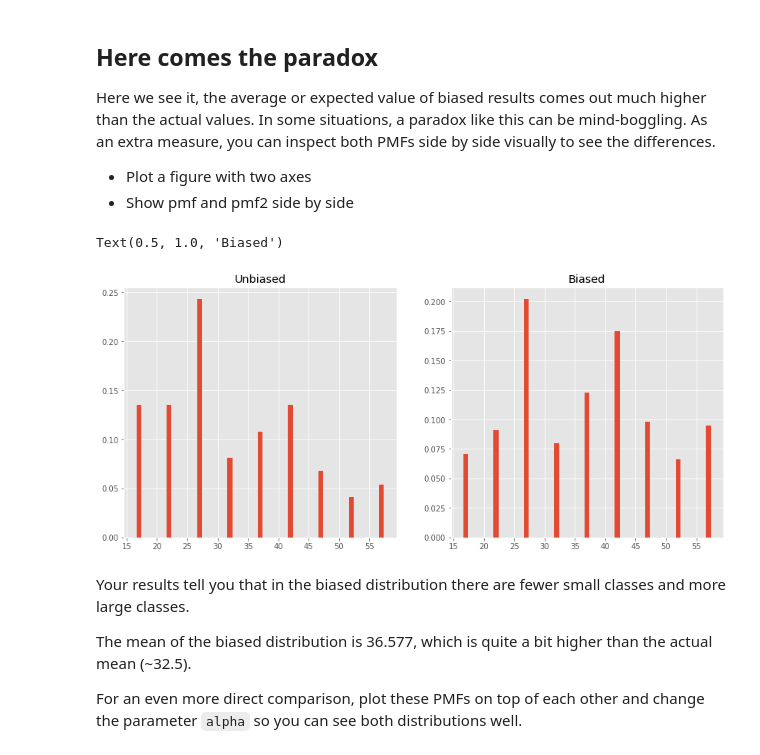
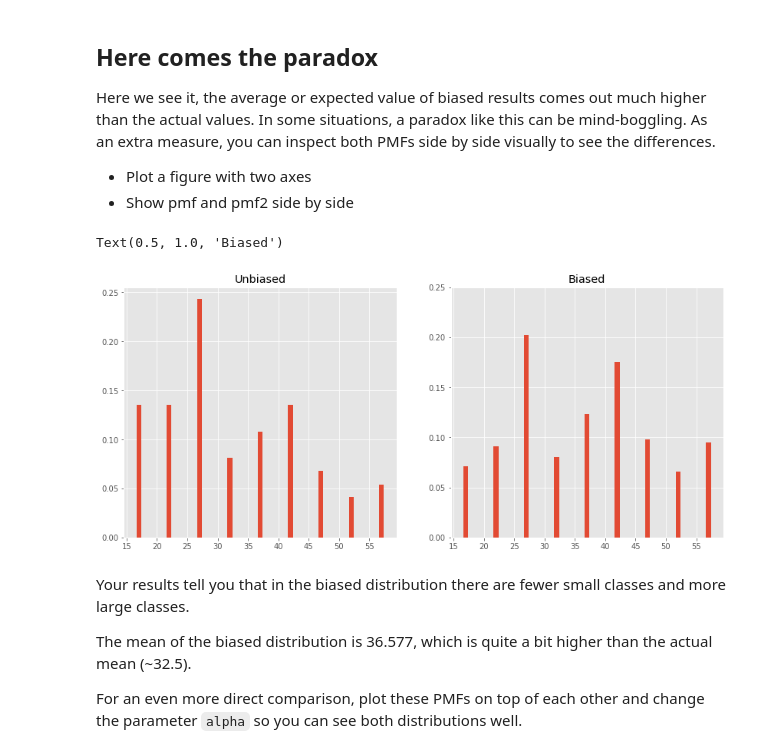
Before and after one commit to khayes847/dsc-probability-mass-function-lab-dc-ds-071519, a Jupyter notebook: index-Copy1.ipynb, the cells around one changed output. Saved outputs shown, nothing was run; the diff lists cells and outputs as text; code cells hidden in the pictures.

```diff
--- a/index-Copy1.ipynb
+++ b/index-Copy1.ipynb
@@ -166,17 +166,18 @@ Here we see it, the average or expected value of biased results comes out much h
 # %%
 new_figure = plt.figure(figsize=(14,6))
 
 ax1 = new_figure.add_subplot(121)
 ax2 = new_figure.add_subplot(122)
 
 ax1.bar(sizes, pmf)
-ax2.bar(sizes, pmf2)
+ax2.bar(sizes, pmf2,)
+plt.yticks(np.arange(0, 0.30, step=0.05))
 
 ax1.set_title("Unbiased")
 ax2.set_title("Biased")
 # %% [output]
 Text(0.5, 1.0, 'Biased')
-[figure, old version]
+[figure, new version]
 # %% [markdown]
 Your results tell you that in the biased distribution there are fewer small classes and more large classes.
 
```
